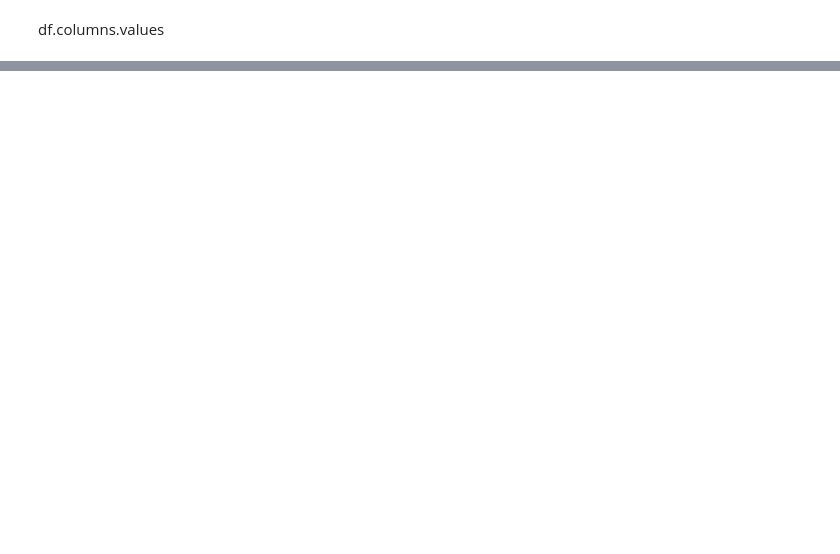
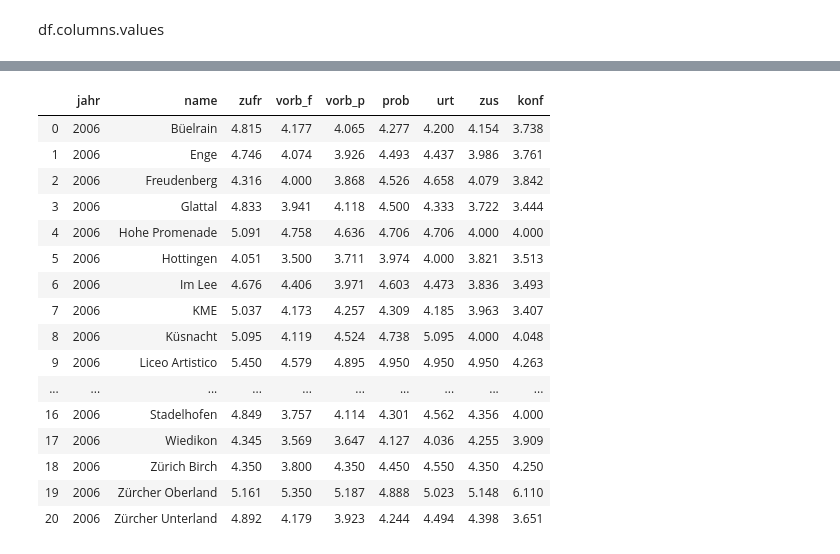
Before and after one commit to Supermarius/cas-ddj-hub, a Jupyter notebook: Projekt1_Ehemaligenbefragung/Erste_Versuche_Ehembefragung.ipynb, the cells around one changed output, grey strips where cells are left out. Drawn from its saved outputs; the diff is of its cells as text; code cells hidden in the pictures; blank space fills up the shorter version.

```diff
--- a/Projekt1_Ehemaligenbefragung/Erste_Versuche_Ehembefragung.ipynb
+++ b/Projekt1_Ehemaligenbefragung/Erste_Versuche_Ehembefragung.ipynb
@@ -143,0 +317,62 @@ TypeError: unsupported operand type(s) for /: 'str' and 'str'
+# %%
+jahr = 2006
+
+dic_list = []
+
+
+for table in range(0, len(umfrage), 2):
+    df_schule = umfrage[table].df
+
+    if df_schule.loc[0,13] == "Beurteilung":   #Wir checken hier anhand eines eindeutigen Merkmals, ob eine Zeile fehlt
+        df_newrow = df_schule.head(1)
+        df_schule = pd.concat([df_newrow, df_schule], ignore_index = True)   # Ignore Index ist entscheidend!
+
+    name = df_schule.loc[2,0]
+
+    df_kurz = df_schule.drop([0,1,2,3,4,5])
+    df_kurz = df_kurz.replace("", np.nan)
+    our_columns = [3,8,9,10,11,12,13]
+    df_kurz[our_columns] = df_kurz[our_columns].astype(float)
+    df_kurz["Summe"] = df_kurz[8] + df_kurz[9].multiply(2) + df_kurz[10].multiply(3) + df_kurz[11].multiply(4) + df_kurz[12].multiply(5) + df_kurz[13].multiply(6)
+    df_kurz["Notenschnitt"] = (df_kurz["Summe"] / df_kurz[3]).round(3) #gerundet auf eine Kommastelle
+
+    zufr = df_kurz.loc[6, "Notenschnitt"]
+    vorb_f = df_kurz.loc[7, "Notenschnitt"]
+    vorb_p = df_kurz.loc[9, "Notenschnitt"]
+    prob = df_kurz.loc[13, "Notenschnitt"]
+    urt = df_kurz.loc[14, "Notenschnitt"]
+    zus = df_kurz.loc[16, "Notenschnitt"]
+    konf = df_kurz.loc[17, "Notenschnitt"]
+
+    mini_dict = {"jahr": jahr,
+                 "name": name,
+                 "zufr": zufr,
+                 "vorb_f": vorb_f,
+                 "vorb_p":vorb_p,
+                 "prob": prob,
+                 "urt": urt,
+                 "zus": zus,
+                 "konf": konf}
+    dic_list.append(mini_dict)
+# %%
+new_df = pd.DataFrame(dic_list)
+#new_df.sort_values(by=["zufr"], ascending = False)
+new_df
+# %% [output]
+|  | jahr | name | zufr | vorb_f | vorb_p | prob | urt | zus | konf |
+| 0 | 2006 | Büelrain | 4.815 | 4.177 | 4.065 | 4.277 | 4.200 | 4.154 | 3.738 |
+| 1 | 2006 | Enge | 4.746 | 4.074 | 3.926 | 4.493 | 4.437 | 3.986 | 3.761 |
+| 2 | 2006 | Freudenberg | 4.316 | 4.000 | 3.868 | 4.526 | 4.658 | 4.079 | 3.842 |
+| 3 | 2006 | Glattal | 4.833 | 3.941 | 4.118 | 4.500 | 4.333 | 3.722 | 3.444 |
+| 4 | 2006 | Hohe Promenade | 5.091 | 4.758 | 4.636 | 4.706 | 4.706 | 4.000 | 4.000 |
+| 5 | 2006 | Hottingen | 4.051 | 3.500 | 3.711 | 3.974 | 4.000 | 3.821 | 3.513 |
+| 6 | 2006 | Im Lee | 4.676 | 4.406 | 3.971 | 4.603 | 4.473 | 3.836 | 3.493 |
+| 7 | 2006 | KME | 5.037 | 4.173 | 4.257 | 4.309 | 4.185 | 3.963 | 3.407 |
+| 8 | 2006 | Küsnacht | 5.095 | 4.119 | 4.524 | 4.738 | 5.095 | 4.000 | 4.048 |
+| 9 | 2006 | Liceo Artistico | 5.450 | 4.579 | 4.895 | 4.950 | 4.950 | 4.950 | 4.263 |
+| ... | ... | ... | ... | ... | ... | ... | ... | ... | ... |
+| 16 | 2006 | Stadelhofen | 4.849 | 3.757 | 4.114 | 4.301 | 4.562 | 4.356 | 4.000 |
+| 17 | 2006 | Wiedikon | 4.345 | 3.569 | 3.647 | 4.127 | 4.036 | 4.255 | 3.909 |
+| 18 | 2006 | Zürich Birch | 4.350 | 3.800 | 4.350 | 4.450 | 4.550 | 4.350 | 4.250 |
+| 19 | 2006 | Zürcher Oberland | 5.161 | 5.350 | 5.187 | 4.888 | 5.023 | 5.148 | 6.110 |
+| 20 | 2006 | Zürcher Unterland | 4.892 | 4.179 | 3.923 | 4.244 | 4.494 | 4.398 | 3.651 |
```
Also changed, not shown: parts of 63 cells of this notebook, 6 other files.
